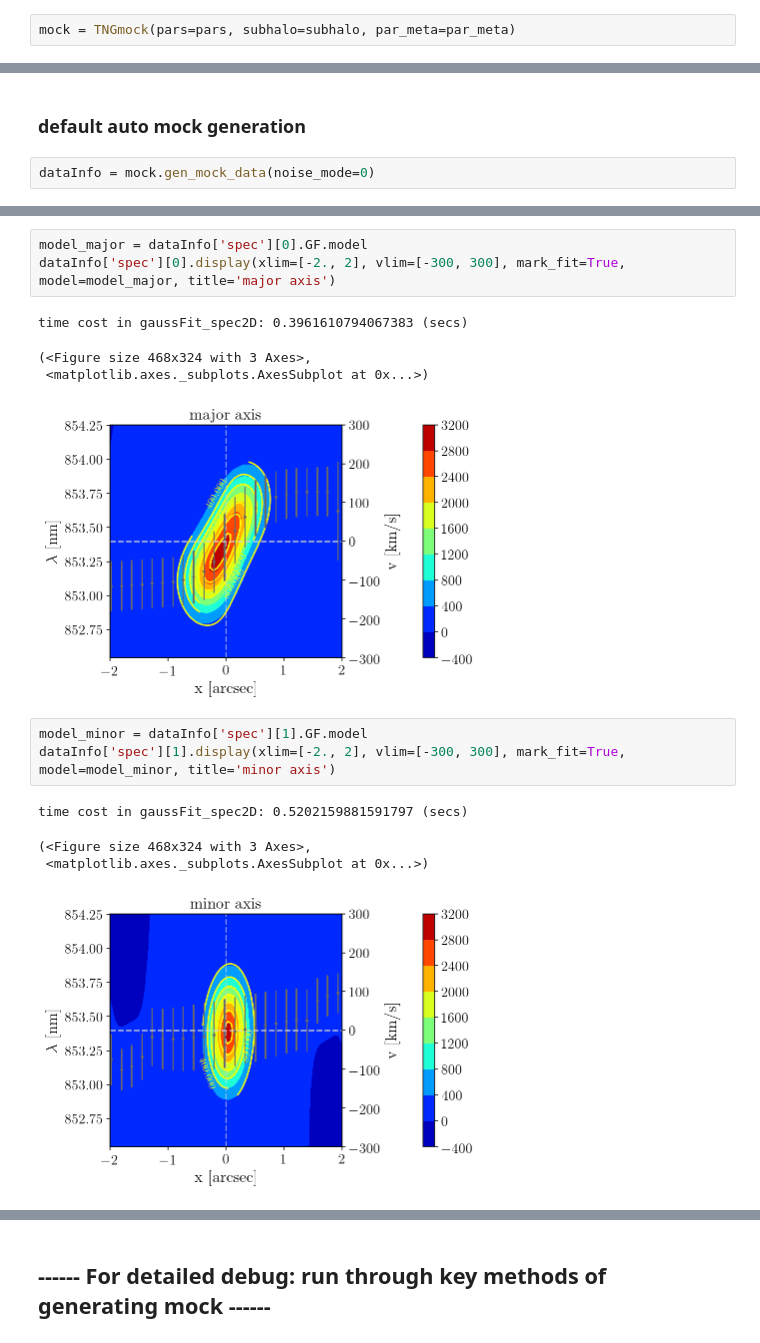
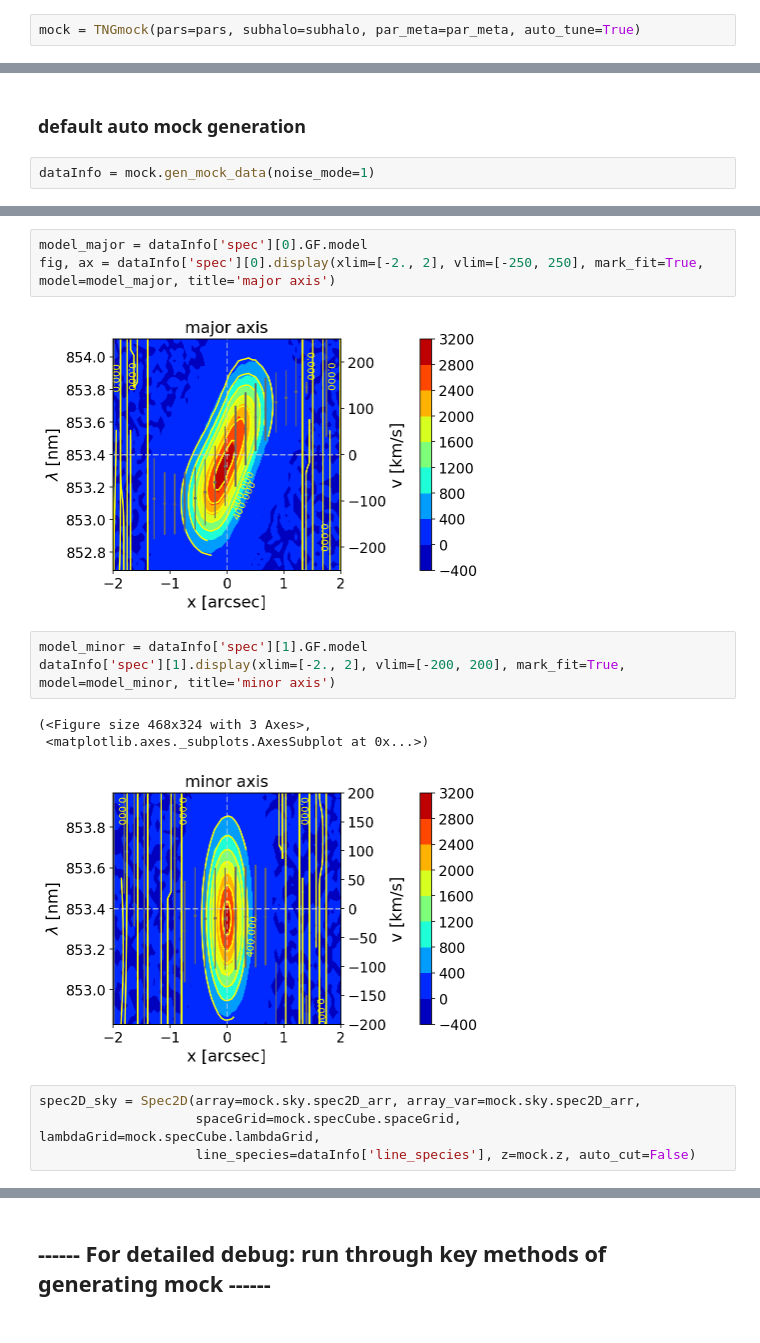
Before and after one commit to msmithUA/TNGcube, a Jupyter notebook: notebooks/[demo] TNGmock.ipynb, the cells around one changed output, grey strips where cells are left out. Drawn from its saved outputs; the diff is of its cells as text.

```diff
--- a/notebooks/[demo] TNGmock.ipynb
+++ b/notebooks/[demo] TNGmock.ipynb
@@ -67,4 +67,4 @@ par_meta['theta'] = 0. *np.pi/180.
 par_meta['dx'] = [0.,0.,0.]
 par_meta['dv'] = [0.0,0.,0.]
 # %%
-mock = TNGmock(pars=pars, subhalo=subhalo, par_meta=par_meta)
+mock = TNGmock(pars=pars, subhalo=subhalo, par_meta=par_meta, auto_tune=True)
@@ -148,7 +109,7 @@ Chain_Image.par_bestfit(select_par_key=['theta_int'], statistics='max', mode=0)
 # %% [markdown]
 ### default auto mock generation
 # %%
-dataInfo = mock.gen_mock_data(noise_mode=0)
+dataInfo = mock.gen_mock_data(noise_mode=1)
 # %%
 dataInfo['image'].display(xlim=[-2., 2.])
 # %% [output]
@@ -158,16 +119,16 @@ dataInfo['image'].display(xlim=[-2., 2.])
 # %%
 model_major = dataInfo['spec'][0].GF.model
-dataInfo['spec'][0].display(xlim=[-2., 2], vlim=[-300, 300], mark_fit=True, model=model_major, title='major axis')
+fig, ax = dataInfo['spec'][0].display(xlim=[-2., 2], vlim=[-250, 250], mark_fit=True, model=model_major, title='major axis')
 # %% [output]
-time cost in gaussFit_spec2D: 0.3961610794067383 (secs)
-(<Figure size 468x324 with 3 Axes>,
- <matplotlib.axes._subplots.AxesSubplot at 0x...>)
-[figure, old version]
+[figure, new version]
 # %%
 model_minor = dataInfo['spec'][1].GF.model
-dataInfo['spec'][1].display(xlim=[-2., 2], vlim=[-300, 300], mark_fit=True, model=model_minor, title='minor axis')
+dataInfo['spec'][1].display(xlim=[-2., 2], vlim=[-200, 200], mark_fit=True, model=model_minor, title='minor axis')
 # %% [output]
-time cost in gaussFit_spec2D: 0.5202159881591797 (secs)
+(<Figure size 468x324 with 3 Axes>,
+ <matplotlib.axes._subplots.AxesSubplot at 0x...>)
-(<Figure size 468x324 with 3 Axes>,
- <matplotlib.axes._subplots.AxesSubplot at 0x...>)
-[figure, old version]
+[figure, new version]
+# %%
+spec2D_sky = Spec2D(array=mock.sky.spec2D_arr, array_var=mock.sky.spec2D_arr,
+                    spaceGrid=mock.specCube.spaceGrid, lambdaGrid=mock.specCube.lambdaGrid,
+                    line_species=dataInfo['line_species'], z=mock.z, auto_cut=False)
```
Also changed, not shown: parts of 24 cells of this notebook, 3 other files.
